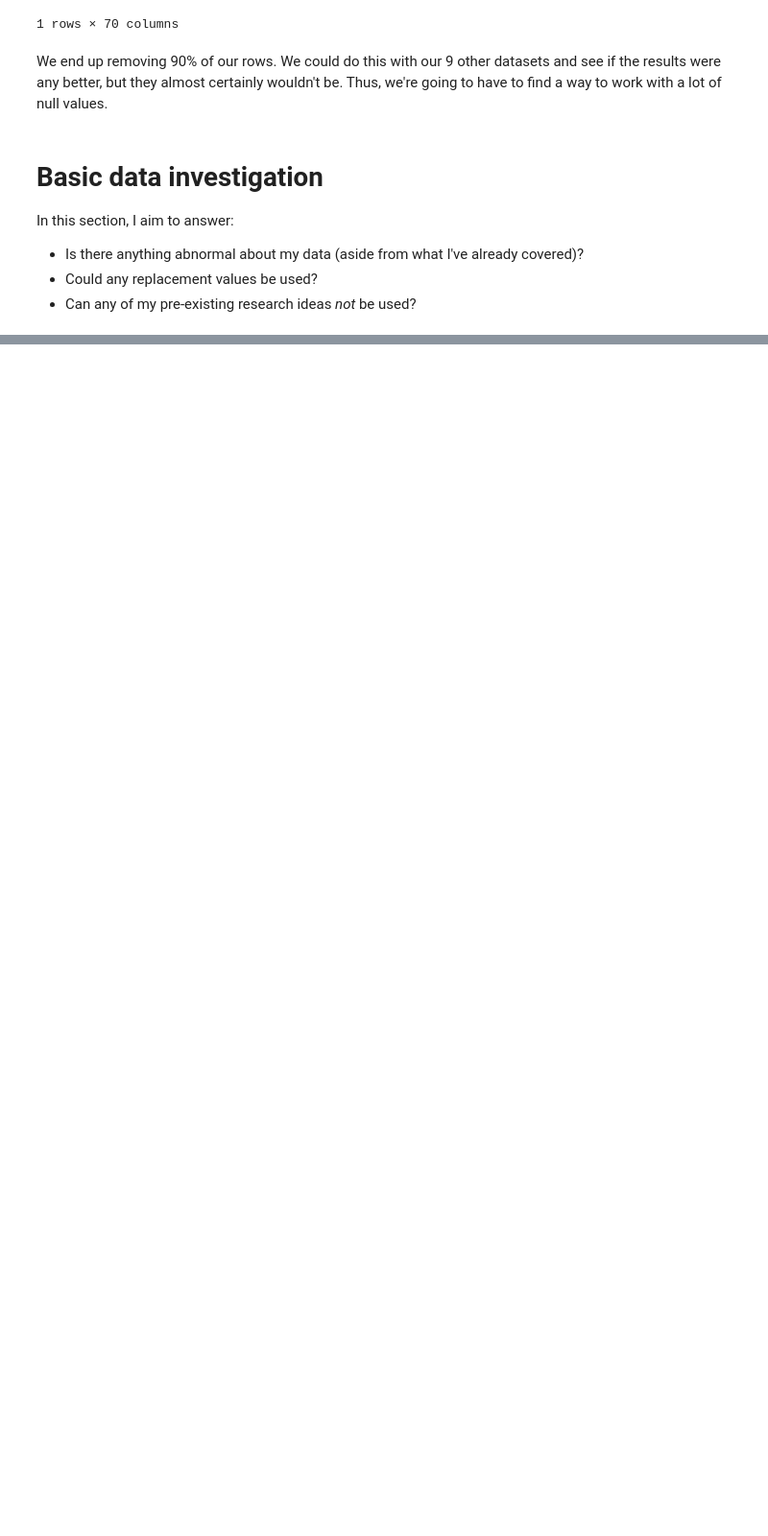
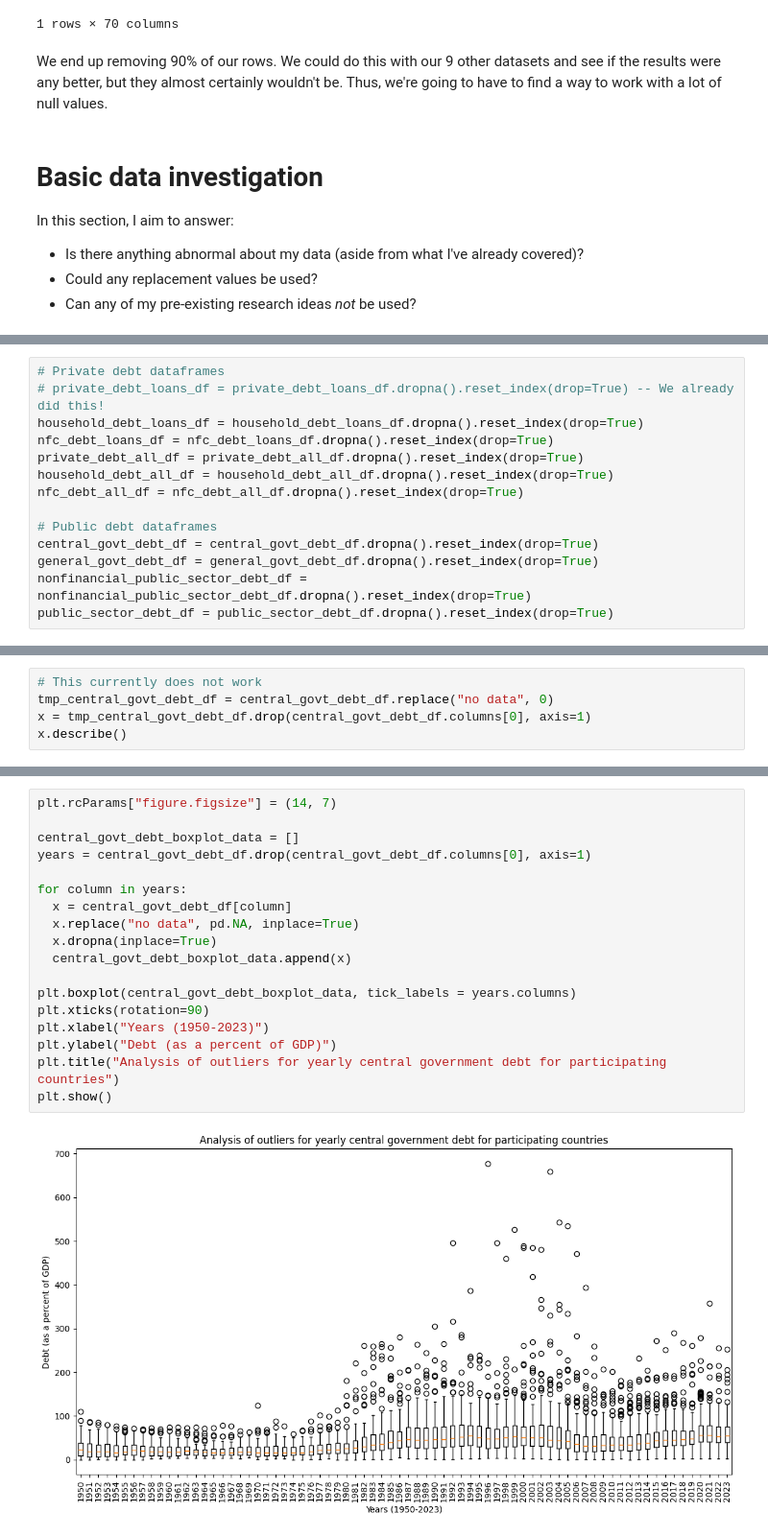
Before and after one commit to kurealnum/dsrp-2025, a Jupyter notebook: DSRP_Global_Debt.ipynb, the cells around one changed output, grey strips where cells are left out. Shown: that part at 96% size. Cells and saved outputs as stored; diff of their text form; blank space fills up the shorter version.

```diff
--- a/DSRP_Global_Debt.ipynb
+++ b/DSRP_Global_Debt.ipynb
@@ -193,2 +322,16 @@ After taking a peek at my datasets, there are a few things that I'm noticing:
+# %%
+# Private debt dataframes
+# private_debt_loans_df = private_debt_loans_df.dropna().reset_index(drop=True) -- We already did this!
+household_debt_loans_df = household_debt_loans_df.dropna().reset_index(drop=True)
+nfc_debt_loans_df = nfc_debt_loans_df.dropna().reset_index(drop=True)
+private_debt_all_df = private_debt_all_df.dropna().reset_index(drop=True)
+household_debt_all_df = household_debt_all_df.dropna().reset_index(drop=True)
+nfc_debt_all_df = nfc_debt_all_df.dropna().reset_index(drop=True)
+
+# Public debt dataframes
+central_govt_debt_df = central_govt_debt_df.dropna().reset_index(drop=True)
+general_govt_debt_df = general_govt_debt_df.dropna().reset_index(drop=True)
+nonfinancial_public_sector_debt_df = nonfinancial_public_sector_debt_df.dropna().reset_index(drop=True)
+public_sector_debt_df = public_sector_debt_df.dropna().reset_index(drop=True)
 # %% [markdown]
 Moving on, I plan to choose a single dataset to get started with. With that datset, I intend to:
@@ -199,0 +349,5 @@ Moving on, I plan to choose a single dataset to get started with. With that dats
+# %%
+# This currently does not work
+tmp_central_govt_debt_df = central_govt_debt_df.replace("no data", 0)
+x = tmp_central_govt_debt_df.drop(central_govt_debt_df.columns[0], axis=1)
+x.describe()
@@ -199,0 +363,20 @@ Moving on, I plan to choose a single dataset to get started with. With that dats
+# %%
+plt.rcParams["figure.figsize"] = (14, 7)
+
+central_govt_debt_boxplot_data = []
+years = central_govt_debt_df.drop(central_govt_debt_df.columns[0], axis=1)
+
+for column in years:
+  x = central_govt_debt_df[column]
+  x.replace("no data", pd.NA, inplace=True)
+  x.dropna(inplace=True)
+  central_govt_debt_boxplot_data.append(x)
+
+plt.boxplot(central_govt_debt_boxplot_data, tick_labels = years.columns)
+plt.xticks(rotation=90)
+plt.xlabel("Years (1950-2023)")
+plt.ylabel("Debt (as a percent of GDP)")
+plt.title("Analysis of outliers for yearly central government debt for participating countries")
+plt.show()
+# %% [output]
+[figure, added]
```
Also changed, not shown: parts of 35 cells of this notebook.
